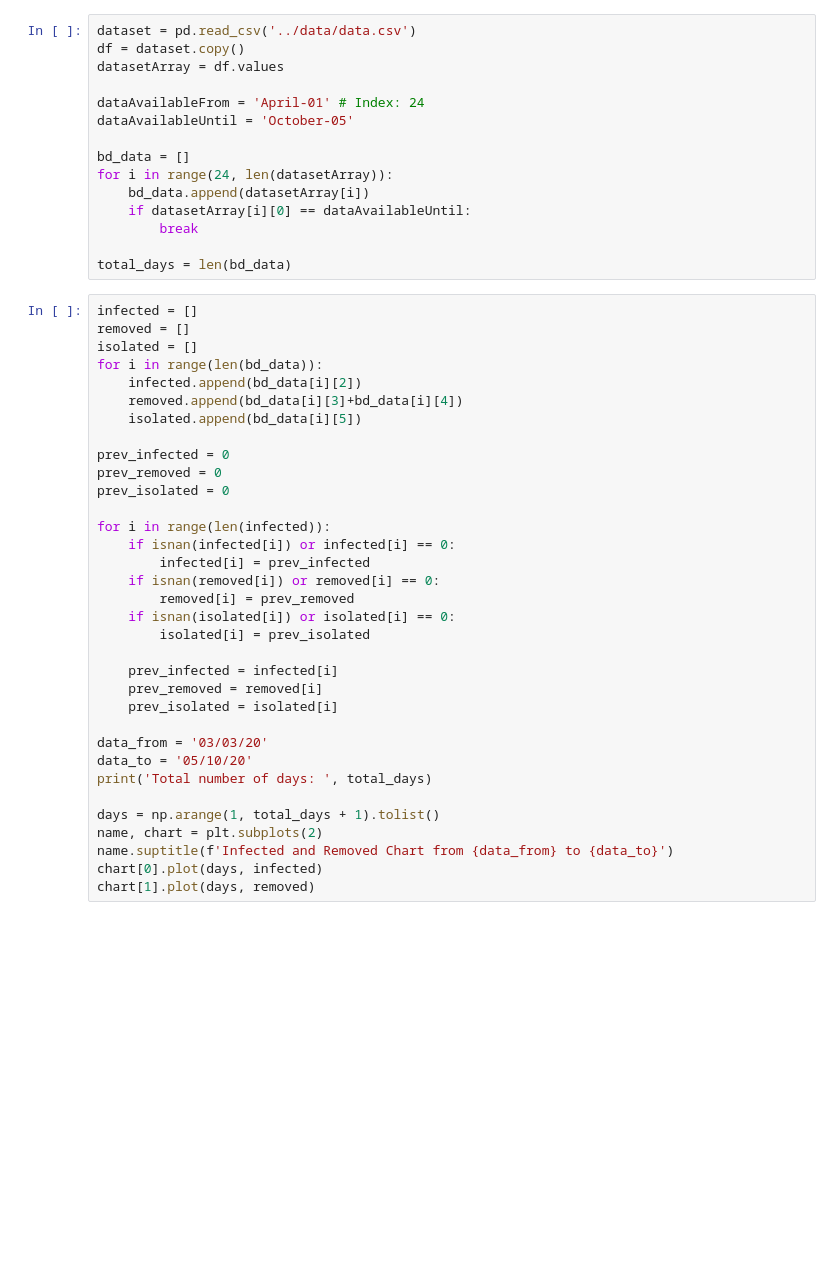
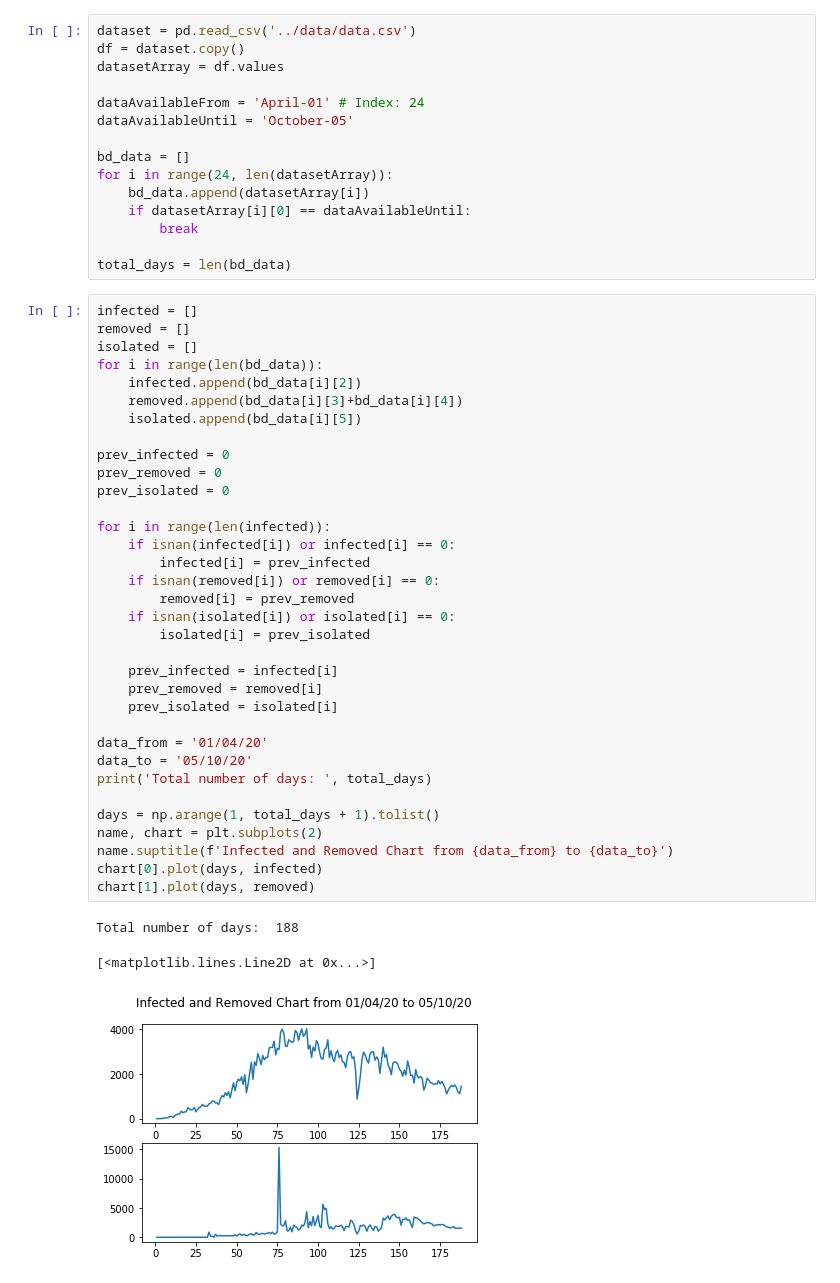
Before and after one commit to LetsTrie/COVID-19-BD-Data, a Jupyter notebook: ML/Thesis.ipynb, the cells around one changed output. Saved outputs shown, nothing was run; the diff lists cells and outputs as text; blank space fills up the shorter version.

```diff
--- a/ML/Thesis.ipynb
+++ b/ML/Thesis.ipynb
@@ -30,34 +30,38 @@ removed = []
 isolated = []
 for i in range(len(bd_data)):
     infected.append(bd_data[i][2])
     removed.append(bd_data[i][3]+bd_data[i][4])
     isolated.append(bd_data[i][5])
 
 prev_infected = 0
 prev_removed = 0
 prev_isolated = 0
 
 for i in range(len(infected)):
     if isnan(infected[i]) or infected[i] == 0:
         infected[i] = prev_infected
     if isnan(removed[i]) or removed[i] == 0:
         removed[i] = prev_removed
     if isnan(isolated[i]) or isolated[i] == 0:
         isolated[i] = prev_isolated
 
     prev_infected = infected[i]
     prev_removed = removed[i]
     prev_isolated = isolated[i]
 
-data_from = '03/03/20'
+data_from = '01/04/20'
 data_to = '05/10/20'
 print('Total number of days: ', total_days)
 
 days = np.arange(1, total_days + 1).tolist()
 name, chart = plt.subplots(2)
 name.suptitle(f'Infected and Removed Chart from {data_from} to {data_to}')
 chart[0].plot(days, infected)
 chart[1].plot(days, removed)
+# %% [output]
+Total number of days:  188
+[<matplotlib.lines.Line2D at 0x...>]
+[figure, added]
 # %%
 POPULATION = 161400000
 
```
Also changed, not shown: parts of 2 cells of this notebook.
